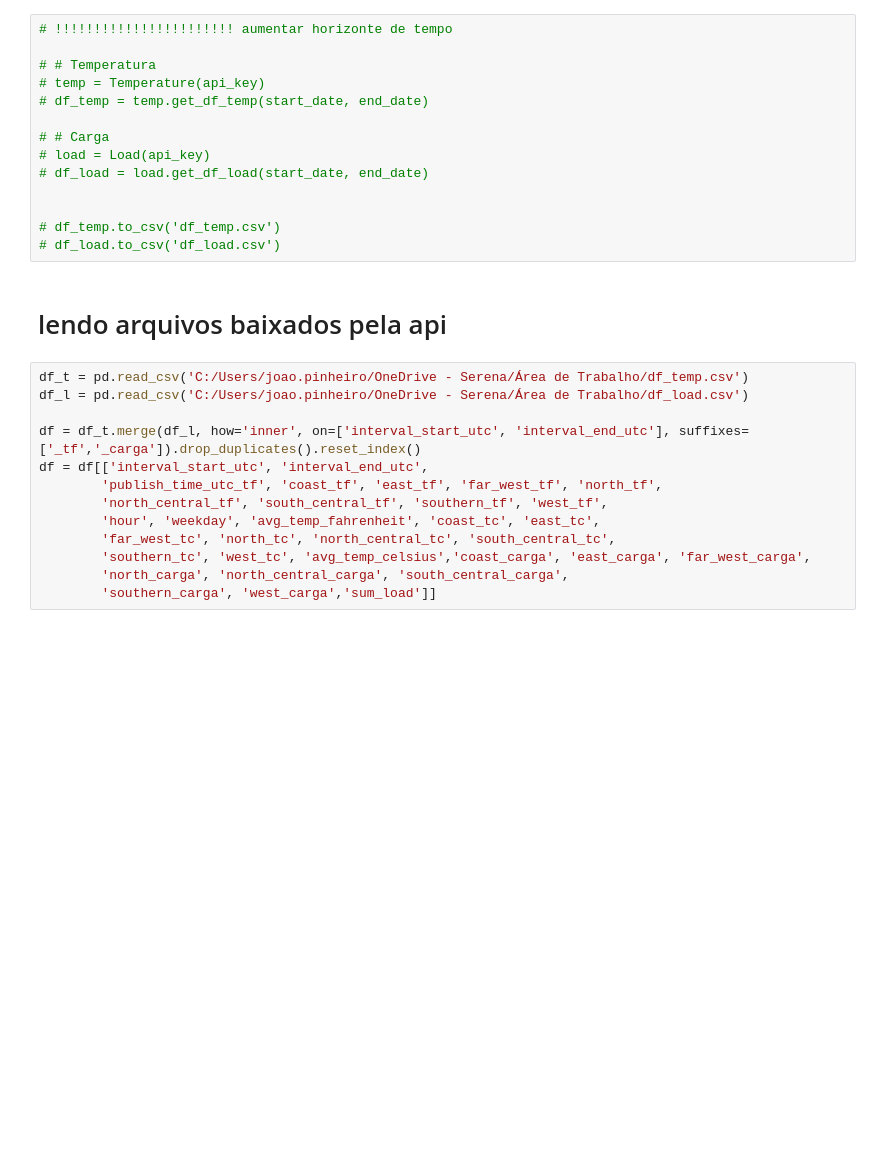
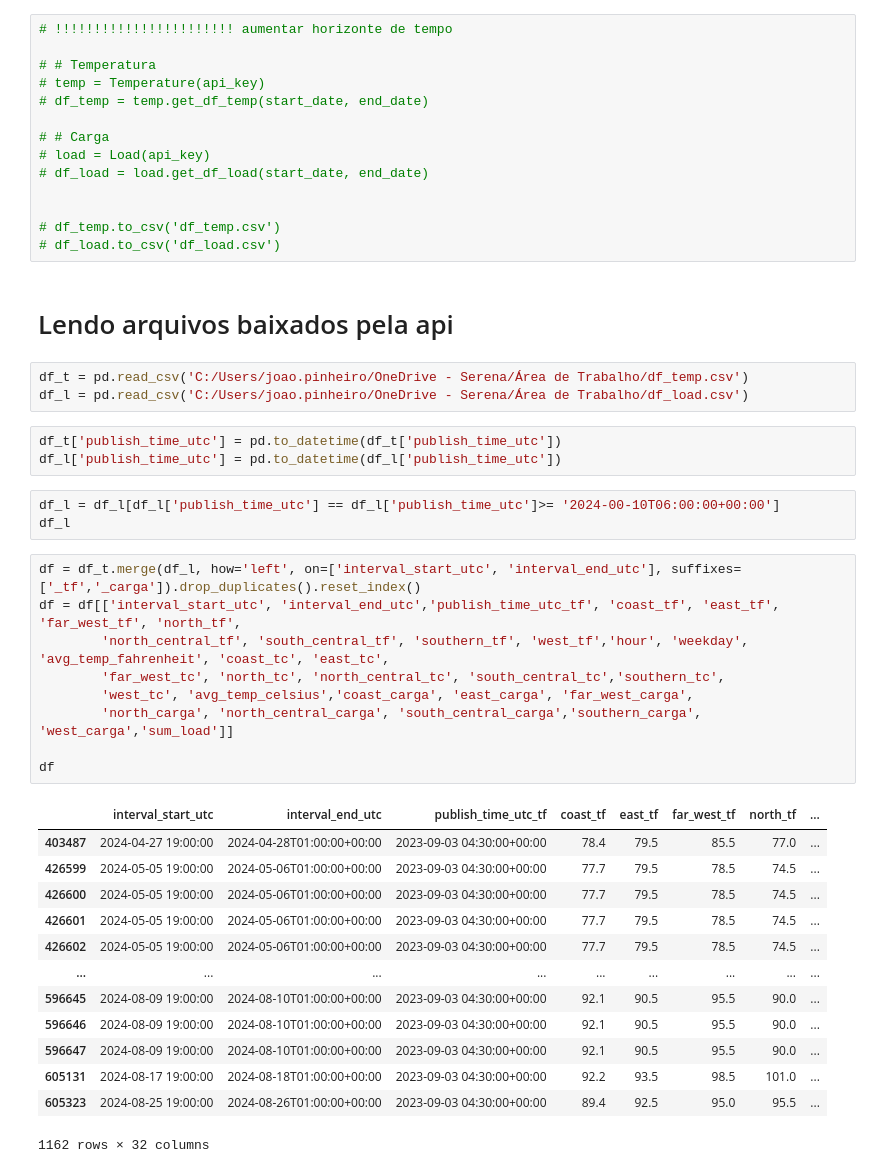
Before and after one commit to jrodrigotico/serena-tcc, a Jupyter notebook: debug_modelo.ipynb, the cells around one changed output. Cells and saved outputs as stored; diff of their text form; blank space fills up the shorter version.

```diff
--- a/debug_modelo.ipynb
+++ b/debug_modelo.ipynb
@@ -82,20 +102,39 @@ end_date = "2024-09-01"
 # df_temp.to_csv('df_temp.csv')
 # df_load.to_csv('df_load.csv')
 # %% [markdown]
-# lendo arquivos baixados pela api
+# Lendo arquivos baixados pela api
+# %%
+df_t = pd.read_csv('C:/Users/joao.pinheiro/OneDrive - Serena/Área de Trabalho/df_temp.csv')
+df_l = pd.read_csv('C:/Users/joao.pinheiro/OneDrive - Serena/Área de Trabalho/df_load.csv')
+# %%
+df_t['publish_time_utc'] = pd.to_datetime(df_t['publish_time_utc'])
+df_l['publish_time_utc'] = pd.to_datetime(df_l['publish_time_utc'])
+# %%
+df_l = df_l[df_l['publish_time_utc'] == df_l['publish_time_utc']>= '2024-00-10T06:00:00+00:00']
+df_l
 # %%
-df_t = pd.read_csv('C:/Users/joao.pinheiro/OneDrive - Serena/Área de Trabalho/df_temp.csv')
-df_l = pd.read_csv('C:/Users/joao.pinheiro/OneDrive - Serena/Área de Trabalho/df_load.csv')
+df = df_t.merge(df_l, how='left', on=['interval_start_utc', 'interval_end_utc'], suffixes=['_tf','_carga']).drop_duplicates().reset_index()
+df = df[['interval_start_utc', 'interval_end_utc','publish_time_utc_tf', 'coast_tf', 'east_tf', 'far_west_tf', 'north_tf',
+        'north_central_tf', 'south_central_tf', 'southern_tf', 'west_tf','hour', 'weekday', 'avg_temp_fahrenheit', 'coast_tc', 'east_tc',
+        'far_west_tc', 'north_tc', 'north_central_tc', 'south_central_tc','southern_tc',
+        'west_tc', 'avg_temp_celsius','coast_carga', 'east_carga', 'far_west_carga',
+        'north_carga', 'north_central_carga', 'south_central_carga','southern_carga', 'west_carga','sum_load']]
 
-df = df_t.merge(df_l, how='inner', on=['interval_start_utc', 'interval_end_utc'], suffixes=['_tf','_carga']).drop_duplicates().reset_index()
-df = df[['interval_start_utc', 'interval_end_utc',
-        'publish_time_utc_tf', 'coast_tf', 'east_tf', 'far_west_tf', 'north_tf',
-        'north_central_tf', 'south_central_tf', 'southern_tf', 'west_tf',
-        'hour', 'weekday', 'avg_temp_fahrenheit', 'coast_tc', 'east_tc',
-        'far_west_tc', 'north_tc', 'north_central_tc', 'south_central_tc',
-        'southern_tc', 'west_tc', 'avg_temp_celsius','coast_carga', 'east_carga', 'far_west_carga',
-        'north_carga', 'north_central_carga', 'south_central_carga',
-        'southern_carga', 'west_carga','sum_load']]
+df
+# %% [output]
+|  | interval_start_utc | interval_end_utc | publish_time_utc_tf | coast_tf | east_tf | far_west_tf | north_tf | ... |
+| 403487 | 2024-04-27 19:00:00 | 2024-04-28T01:00:00+00:00 | 2023-09-03 04:30:00+00:00 | 78.4 | 79.5 | 85.5 | 77.0 | ... |
+| 426599 | 2024-05-05 19:00:00 | 2024-05-06T01:00:00+00:00 | 2023-09-03 04:30:00+00:00 | 77.7 | 79.5 | 78.5 | 74.5 | ... |
+| 426600 | 2024-05-05 19:00:00 | 2024-05-06T01:00:00+00:00 | 2023-09-03 04:30:00+00:00 | 77.7 | 79.5 | 78.5 | 74.5 | ... |
+| 426601 | 2024-05-05 19:00:00 | 2024-05-06T01:00:00+00:00 | 2023-09-03 04:30:00+00:00 | 77.7 | 79.5 | 78.5 | 74.5 | ... |
+| 426602 | 2024-05-05 19:00:00 | 2024-05-06T01:00:00+00:00 | 2023-09-03 04:30:00+00:00 | 77.7 | 79.5 | 78.5 | 74.5 | ... |
+| ... | ... | ... | ... | ... | ... | ... | ... | ... |
+| 596645 | 2024-08-09 19:00:00 | 2024-08-10T01:00:00+00:00 | 2023-09-03 04:30:00+00:00 | 92.1 | 90.5 | 95.5 | 90.0 | ... |
+| 596646 | 2024-08-09 19:00:00 | 2024-08-10T01:00:00+00:00 | 2023-09-03 04:30:00+00:00 | 92.1 | 90.5 | 95.5 | 90.0 | ... |
+| 596647 | 2024-08-09 19:00:00 | 2024-08-10T01:00:00+00:00 | 2023-09-03 04:30:00+00:00 | 92.1 | 90.5 | 95.5 | 90.0 | ... |
+| 605131 | 2024-08-17 19:00:00 | 2024-08-18T01:00:00+00:00 | 2023-09-03 04:30:00+00:00 | 92.2 | 93.5 | 98.5 | 101.0 | ... |
+| 605323 | 2024-08-25 19:00:00 | 2024-08-26T01:00:00+00:00 | 2023-09-03 04:30:00+00:00 | 89.4 | 92.5 | 95.0 | 95.5 | ... |
+1162 rows × 32 columns
 # %%
 tabela_equacoes(df)
 # %% [output]
```
Also changed, not shown: parts of 3 cells of this notebook, 4 other files.
